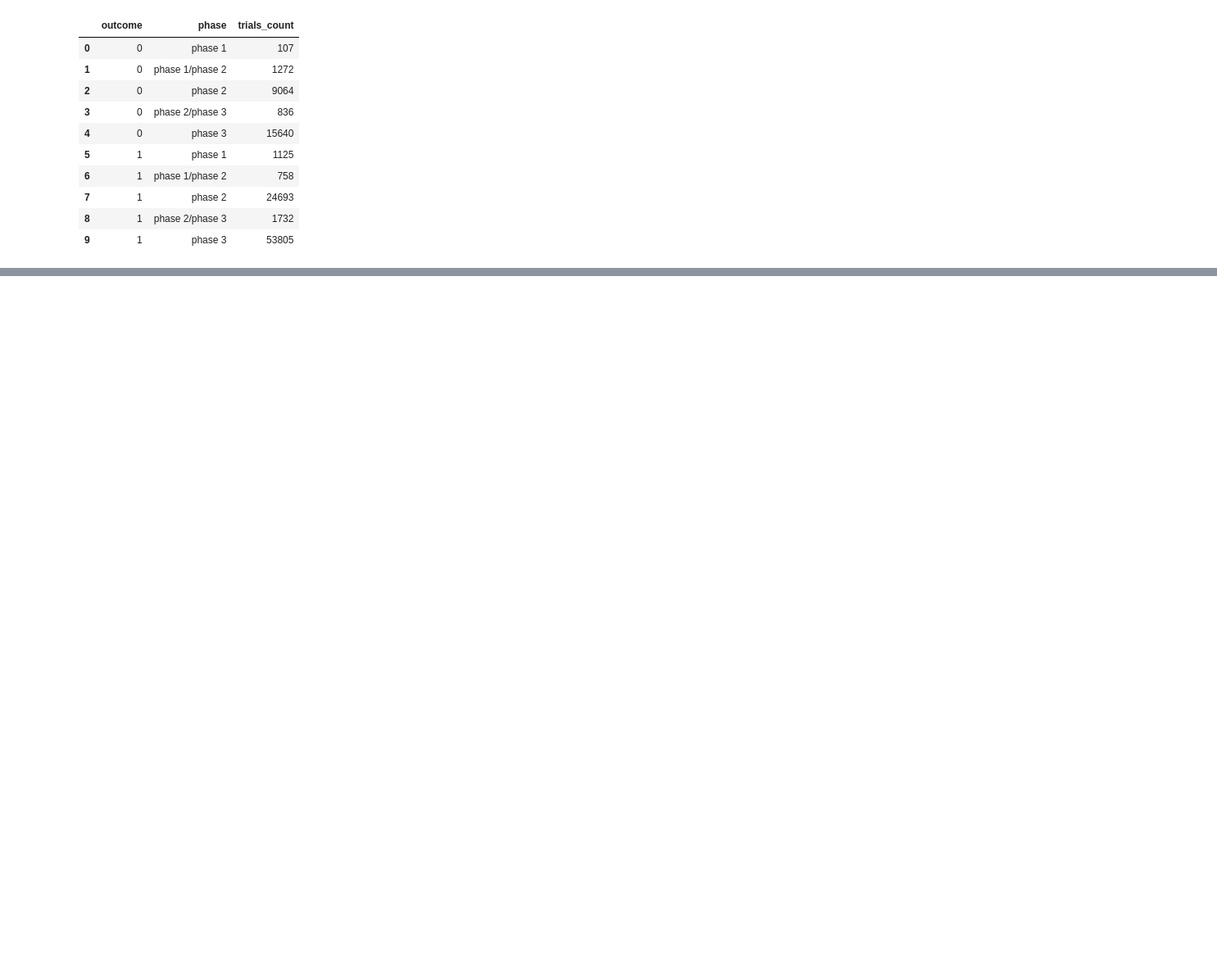
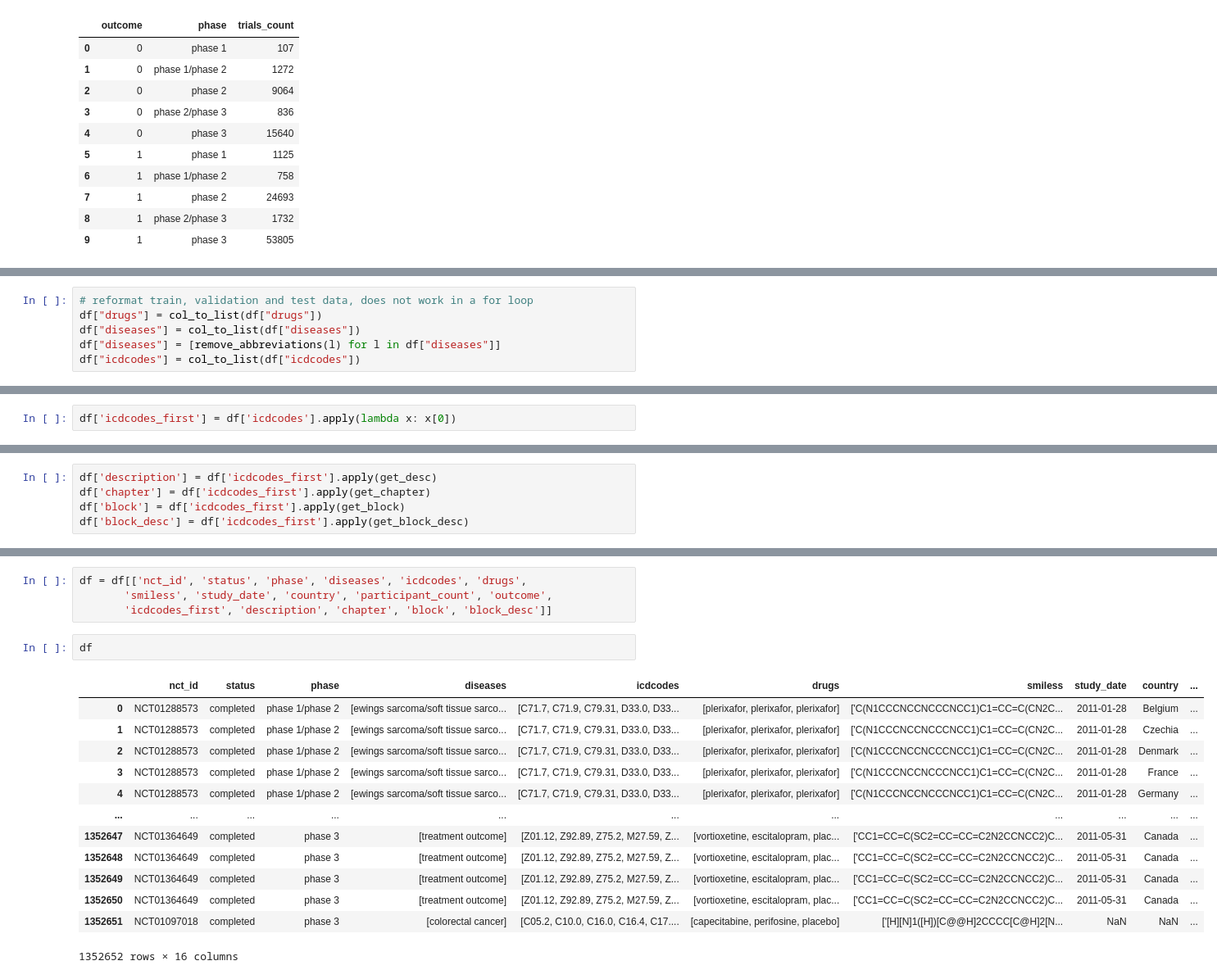
Before and after one commit to keziatesiman/bmi706-final_project, a Jupyter notebook: Playground.ipynb, the cells around one changed output, grey strips where cells are left out. Shown at 82% size. Saved outputs shown, nothing was run; the diff lists cells and outputs as text; blank space fills up the shorter version.

```diff
--- a/Playground.ipynb
+++ b/Playground.ipynb
@@ -192,0 +243,6 @@ chart5
+# %%
+# reformat train, validation and test data, does not work in a for loop
+df["drugs"] = col_to_list(df["drugs"])
+df["diseases"] = col_to_list(df["diseases"])
+df["diseases"] = [remove_abbreviations(l) for l in df["diseases"]]
+df["icdcodes"] = col_to_list(df["icdcodes"])
@@ -192,0 +311,2 @@ chart5
+# %%
+df['icdcodes_first'] = df['icdcodes'].apply(lambda x: x[0])
@@ -192,0 +329,5 @@ chart5
+# %%
+df['description'] = df['icdcodes_first'].apply(get_desc)
+df['chapter'] = df['icdcodes_first'].apply(get_chapter)
+df['block'] = df['icdcodes_first'].apply(get_block)
+df['block_desc'] = df['icdcodes_first'].apply(get_block_desc)
@@ -192,0 +372,20 @@ chart5
+# %%
+df = df[['nct_id', 'status', 'phase', 'diseases', 'icdcodes', 'drugs',
+       'smiless', 'study_date', 'country', 'participant_count', 'outcome',
+       'icdcodes_first', 'description', 'chapter', 'block', 'block_desc']]
+# %%
+df
+# %% [output]
+|  | nct_id | status | phase | diseases | icdcodes | drugs | smiless | study_date | country | ... |
+| 0 | NCT01288573 | completed | phase 1/phase 2 | [ewings sarcoma/soft tissue sarco... | [C71.7, C71.9, C79.31, D33.0, D33... | [plerixafor, plerixafor, plerixafor] | ['C(N1CCCNCCNCCCNCC1)C1=CC=C(CN2C... | 2011-01-28 | Belgium | ... |
+| 1 | NCT01288573 | completed | phase 1/phase 2 | [ewings sarcoma/soft tissue sarco... | [C71.7, C71.9, C79.31, D33.0, D33... | [plerixafor, plerixafor, plerixafor] | ['C(N1CCCNCCNCCCNCC1)C1=CC=C(CN2C... | 2011-01-28 | Czechia | ... |
+| 2 | NCT01288573 | completed | phase 1/phase 2 | [ewings sarcoma/soft tissue sarco... | [C71.7, C71.9, C79.31, D33.0, D33... | [plerixafor, plerixafor, plerixafor] | ['C(N1CCCNCCNCCCNCC1)C1=CC=C(CN2C... | 2011-01-28 | Denmark | ... |
+| 3 | NCT01288573 | completed | phase 1/phase 2 | [ewings sarcoma/soft tissue sarco... | [C71.7, C71.9, C79.31, D33.0, D33... | [plerixafor, plerixafor, plerixafor] | ['C(N1CCCNCCNCCCNCC1)C1=CC=C(CN2C... | 2011-01-28 | France | ... |
+| 4 | NCT01288573 | completed | phase 1/phase 2 | [ewings sarcoma/soft tissue sarco... | [C71.7, C71.9, C79.31, D33.0, D33... | [plerixafor, plerixafor, plerixafor] | ['C(N1CCCNCCNCCCNCC1)C1=CC=C(CN2C... | 2011-01-28 | Germany | ... |
+| ... | ... | ... | ... | ... | ... | ... | ... | ... | ... | ... |
+| 1352647 | NCT01364649 | completed | phase 3 | [treatment outcome] | [Z01.12, Z92.89, Z75.2, M27.59, Z... | [vortioxetine, escitalopram, plac... | ['CC1=CC=C(SC2=CC=CC=C2N2CCNCC2)C... | 2011-05-31 | Canada | ... |
+| 1352648 | NCT01364649 | completed | phase 3 | [treatment outcome] | [Z01.12, Z92.89, Z75.2, M27.59, Z... | [vortioxetine, escitalopram, plac... | ['CC1=CC=C(SC2=CC=CC=C2N2CCNCC2)C... | 2011-05-31 | Canada | ... |
+| 1352649 | NCT01364649 | completed | phase 3 | [treatment outcome] | [Z01.12, Z92.89, Z75.2, M27.59, Z... | [vortioxetine, escitalopram, plac... | ['CC1=CC=C(SC2=CC=CC=C2N2CCNCC2)C... | 2011-05-31 | Canada | ... |
+| 1352650 | NCT01364649 | completed | phase 3 | [treatment outcome] | [Z01.12, Z92.89, Z75.2, M27.59, Z... | [vortioxetine, escitalopram, plac... | ['CC1=CC=C(SC2=CC=CC=C2N2CCNCC2)C... | 2011-05-31 | Canada | ... |
+| 1352651 | NCT01097018 | completed | phase 3 | [colorectal cancer] | [C05.2, C10.0, C16.0, C16.4, C17.... | [capecitabine, perifosine, placebo] | ['[H][N]1([H])[C@@H]2CCCC[C@H]2[N... | NaN | NaN | ... |
+1352652 rows × 16 columns
```
Also changed, not shown: parts of 18 cells of this notebook, 6 other files.
